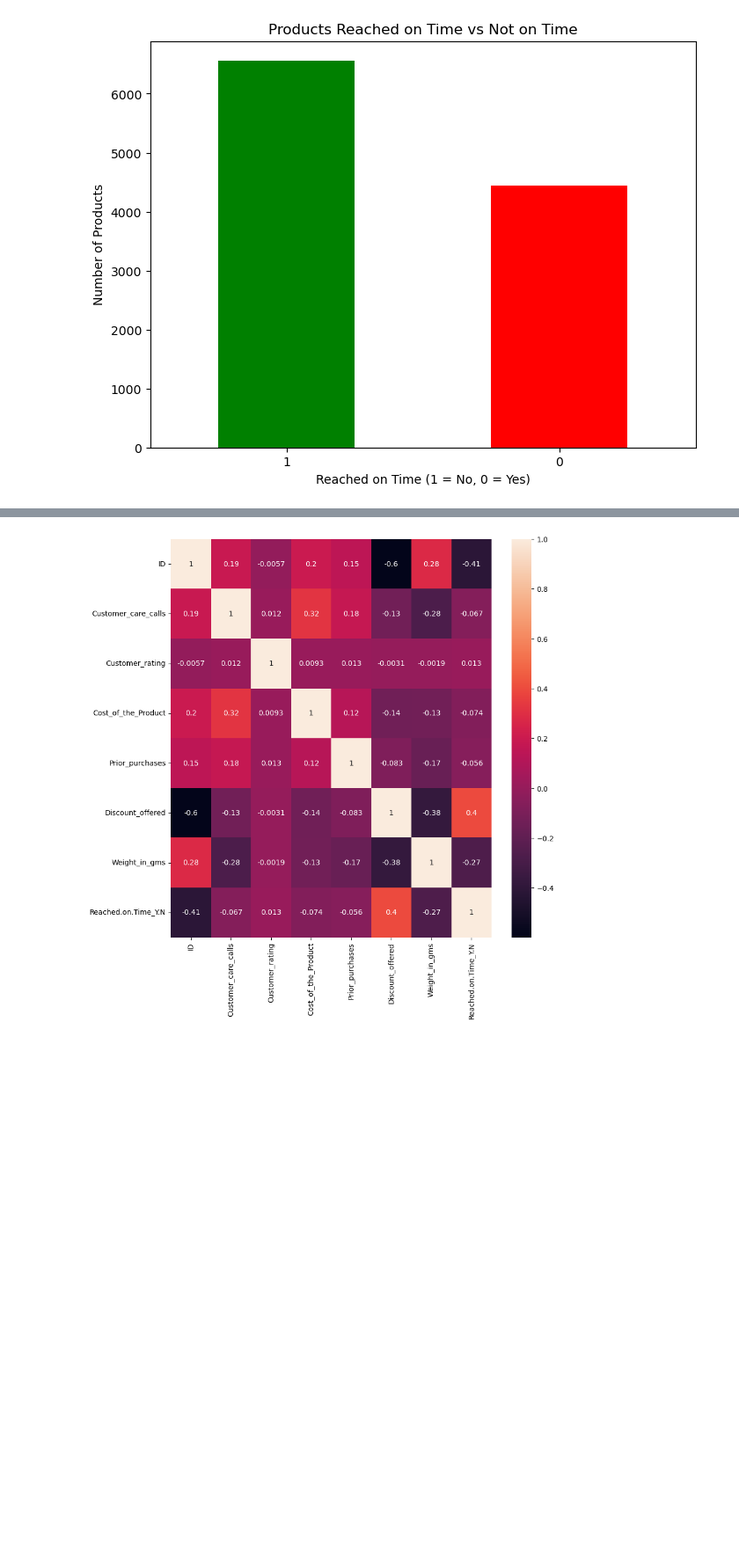
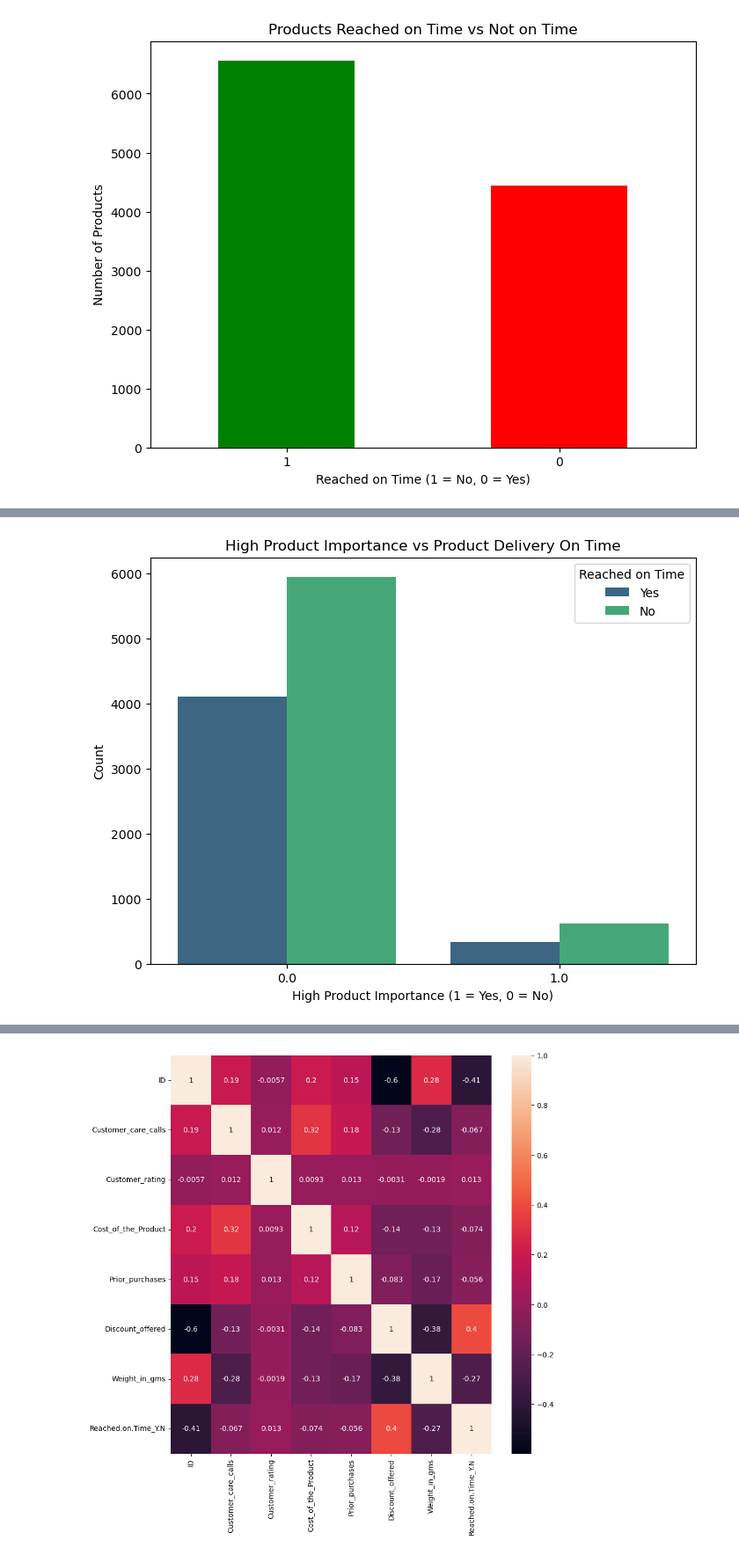
Before and after one commit to Mulwajoseph/E-Commerce-Shipping-Project-, a Jupyter notebook: student.ipynb, the cells around one changed output, grey strips where cells are left out. Shown at 88% size. Cells and saved outputs as stored; diff of their text form; code cells hidden in the pictures; blank space fills up the shorter version.

```diff
--- a/student.ipynb
+++ b/student.ipynb
@@ -147,3 +176,16 @@ plt.show()
+# %%
+# Objective 4: If Product importance is high, having highest rating or being delivered on time?
+plt.figure(figsize=(8, 6))
+sns.countplot(x='Product_importance_high', hue='Reached.on.Time_Y.N', data=df, palette='viridis')
+plt.title('High Product Importance vs Product Delivery On Time')
+plt.xlabel('High Product Importance (1 = Yes, 0 = No)')
+plt.ylabel('Count')
+plt.legend(title='Reached on Time', labels=['Yes', 'No'])
+plt.show()
+
+#from our plot we can see that most products that were delivered on time had high product importance
+# %% [output]
+[figure, added]
 # %%
 #A pairplot
 sns.pairplot(df, hue="Reached.on.Time_Y.N", diag_kind="kde", palette="husl")
```
Also changed, not shown: parts of 18 cells of this notebook.
